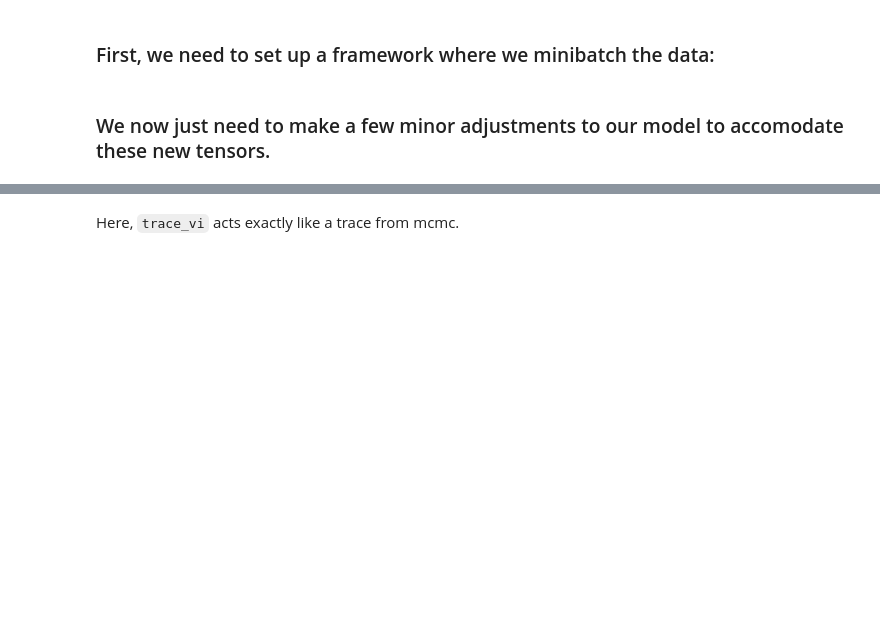
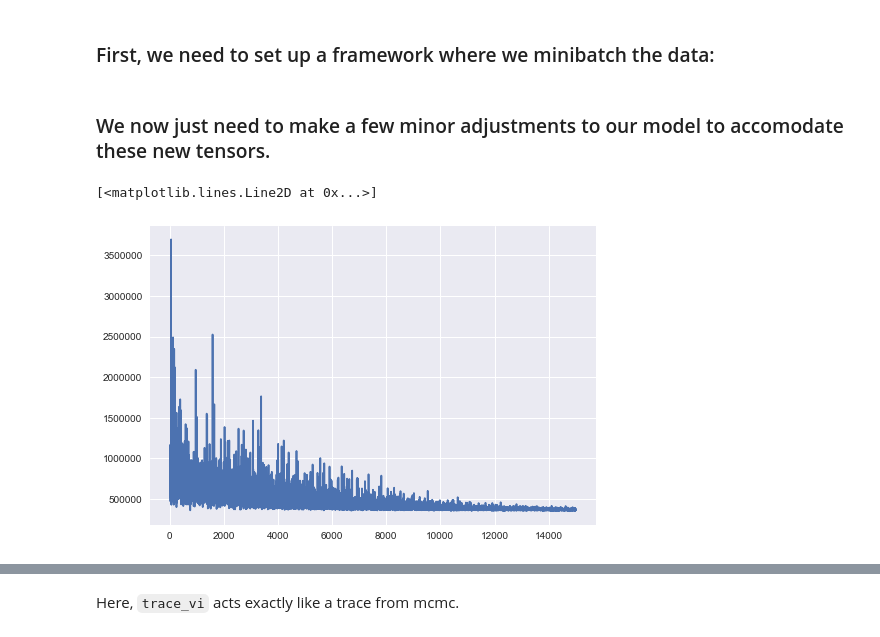
Before and after one commit to schluedj/talks, a Jupyter notebook: class/Introduction to Variational Bayesian Methods.ipynb, the cells around one changed output, grey strips where cells are left out. Cells and saved outputs as stored; diff of their text form; code cells hidden in the pictures; blank space fills up the shorter version.

```diff
--- a/class/Introduction to Variational Bayesian Methods.ipynb
+++ b/class/Introduction to Variational Bayesian Methods.ipynb
@@ -492,9 +587,12 @@ with pm.Model() as model_vi: #
     likelihood = pm.Normal('likelihood', mu = mean, sd = sigma, observed=y_minibatch, total_size = len(y))
 # %%
 with model_vi:
-    approx = pm.variational.fit(n=50000, method="advi")#, obj_optimizer =pm.adagrad(learning_rate=0.1))
+    approx = pm.variational.fit(n=20000, method="advi")#, obj_optimizer =pm.adagrad(learning_rate=0.1))
 # %%
-plt.plot(approx.hist)
+plt.plot(approx.hist[5000:])
+# %% [output]
+[<matplotlib.lines.Line2D at 0x...>]
+[figure, added]
 # %%
 trace_vi = approx.sample(10000)
 pm.traceplot(trace_vi)
```
Also changed, not shown: parts of 26 cells of this notebook.
